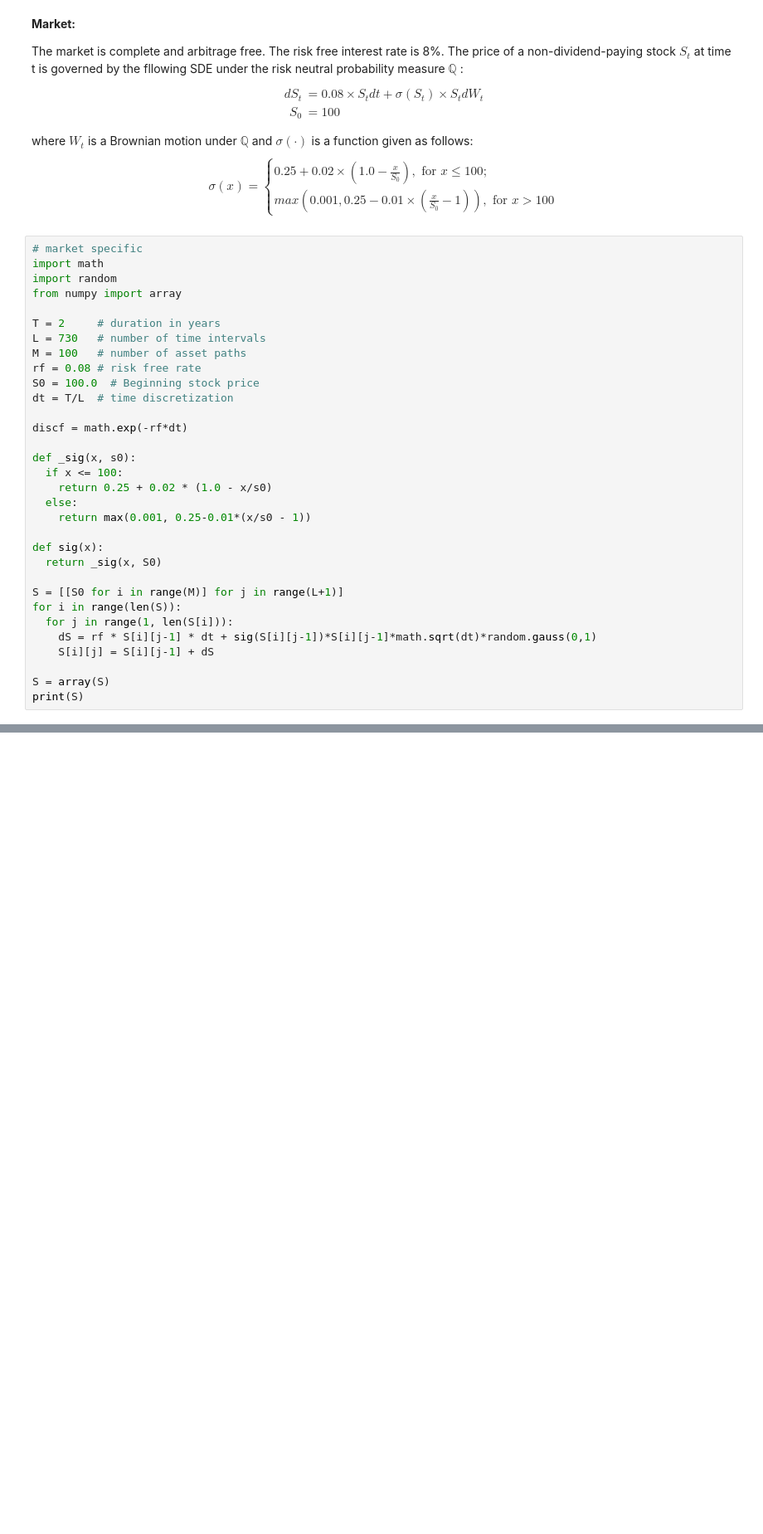
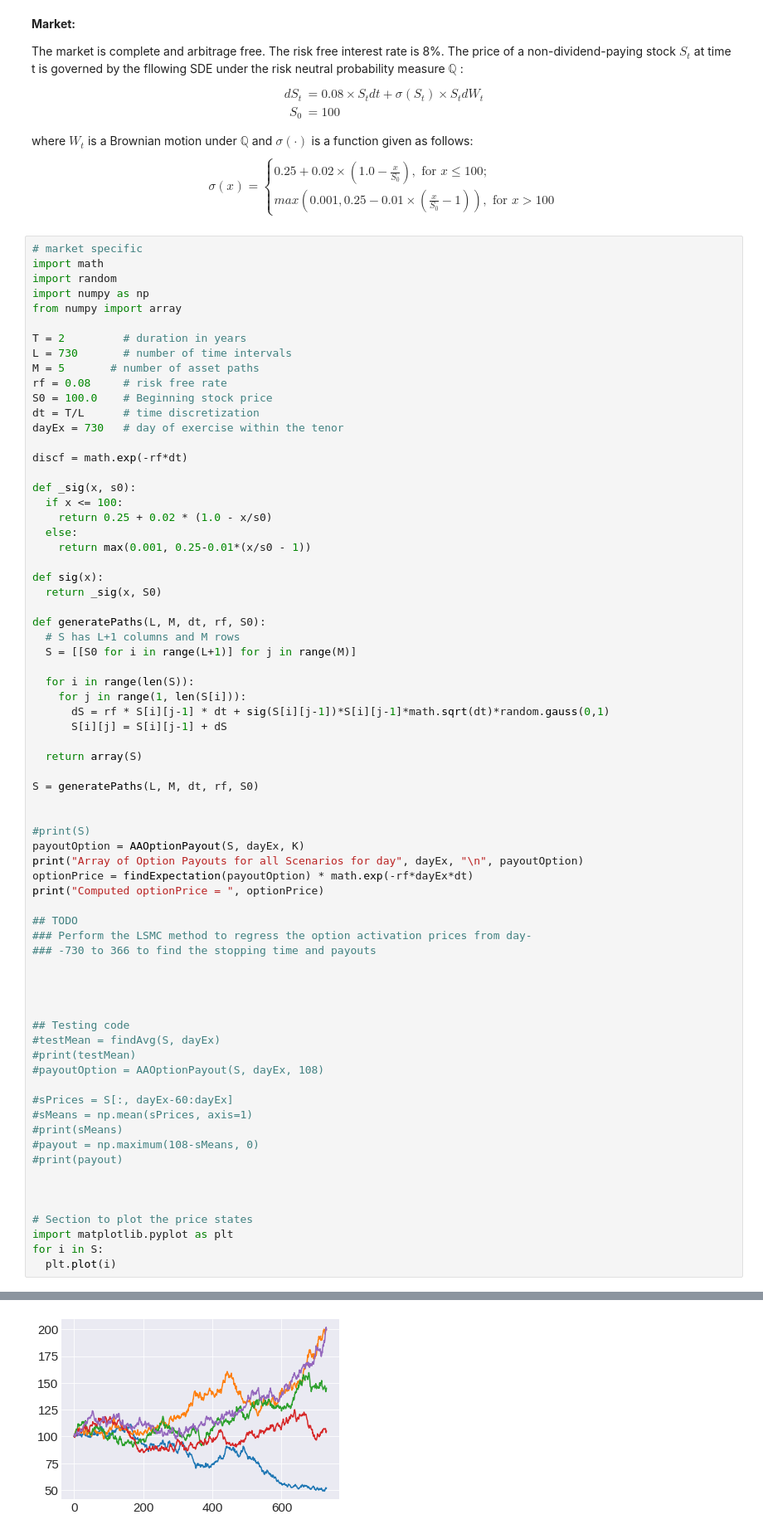
Before and after one commit to chenpenghao/FE5112, a Jupyter notebook: FE5112.ipynb, the cells around one changed output, grey strips where cells are left out. Shown at 83% size. Drawn from its saved outputs; the diff is of its cells as text; blank space fills up the shorter version.

```diff
--- a/FE5112.ipynb
+++ b/FE5112.ipynb
@@ -33,14 +33,16 @@ where $W_t$ is a Brownian motion under $\mathbb{Q}$ and $\sigma(\cdot)$ is a fun
 # market specific
 import math
 import random
+import numpy as np
 from numpy import array
 
-T = 2     # duration in years
-L = 730   # number of time intervals
-M = 100   # number of asset paths
-rf = 0.08 # risk free rate
-S0 = 100.0  # Beginning stock price
-dt = T/L  # time discretization
+T = 2         # duration in years
+L = 730       # number of time intervals
+M = 5       # number of asset paths
+rf = 0.08     # risk free rate
+S0 = 100.0    # Beginning stock price
+dt = T/L      # time discretization
+dayEx = 730   # day of exercise within the tenor
 
 discf = math.exp(-rf*dt)
 
@@ -53,12 +55,48 @@ def _sig(x, s0):
 def sig(x):
   return _sig(x, S0)
 
-S = [[S0 for i in range(M)] for j in range(L+1)]
-for i in range(len(S)):
-  for j in range(1, len(S[i])):
-    dS = rf * S[i][j-1] * dt + sig(S[i][j-1])*S[i][j-1]*math.sqrt(dt)*random.gauss(0,1)
-    S[i][j] = S[i][j-1] + dS
+def generatePaths(L, M, dt, rf, S0):
+  # S has L+1 columns and M rows
+  S = [[S0 for i in range(L+1)] for j in range(M)]
 
-S = array(S)
-print(S)
+  for i in range(len(S)):
+    for j in range(1, len(S[i])):
+      dS = rf * S[i][j-1] * dt + sig(S[i][j-1])*S[i][j-1]*math.sqrt(dt)*random.gauss(0,1)
+      S[i][j] = S[i][j-1] + dS
+
+  return array(S)
+
+S = generatePaths(L, M, dt, rf, S0)
+
+
+#print(S)
+payoutOption = AAOptionPayout(S, dayEx, K)
+print("Array of Option Payouts for all Scenarios for day", dayEx, "\n", payoutOption)
+optionPrice = findExpectation(payoutOption) * math.exp(-rf*dayEx*dt)
+print("Computed optionPrice = ", optionPrice)
+
+## TODO
+### Perform the LSMC method to regress the option activation prices from day-
+### -730 to 366 to find the stopping time and payouts
+
+
+
+
+## Testing code
+#testMean = findAvg(S, dayEx)
+#print(testMean)
+#payoutOption = AAOptionPayout(S, dayEx, 108)
+
+#sPrices = S[:, dayEx-60:dayEx]
+#sMeans = np.mean(sPrices, axis=1)
+#print(sMeans)
+#payout = np.maximum(108-sMeans, 0)
+#print(payout)
+
+
+
+# Section to plot the price states
+import matplotlib.pyplot as plt
+for i in S:
+  plt.plot(i)
 # %% [output]
@@ -77,0 +106 @@ print(S)
+[figure, added]
```
Also changed, not shown: parts of 12 cells of this notebook.
